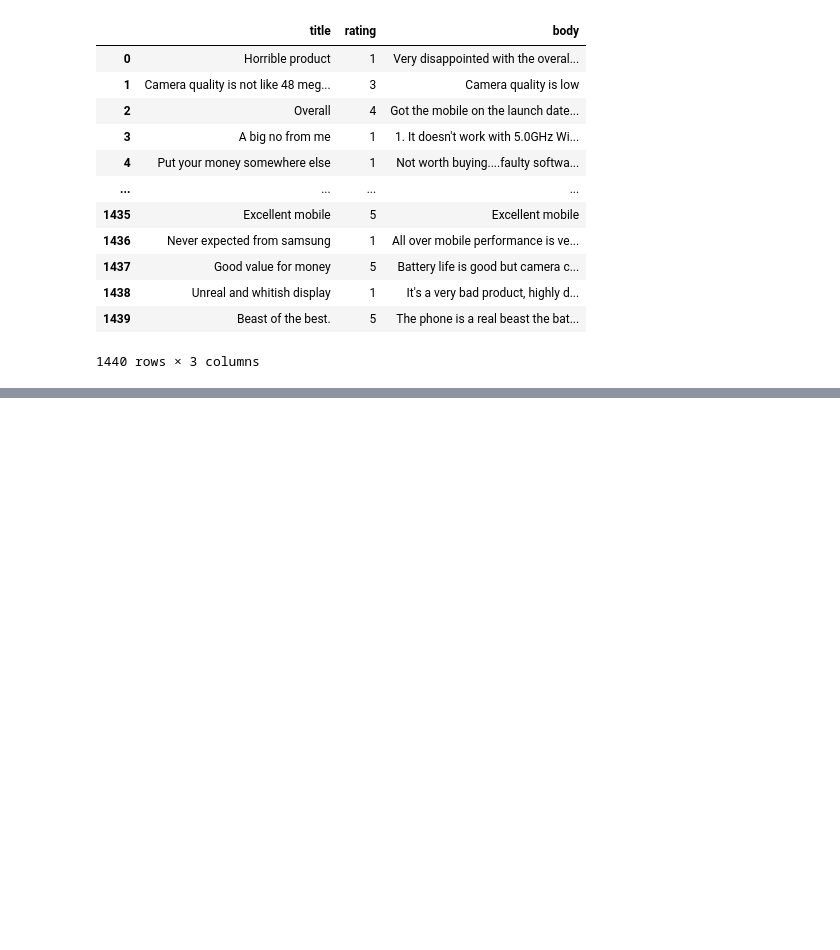
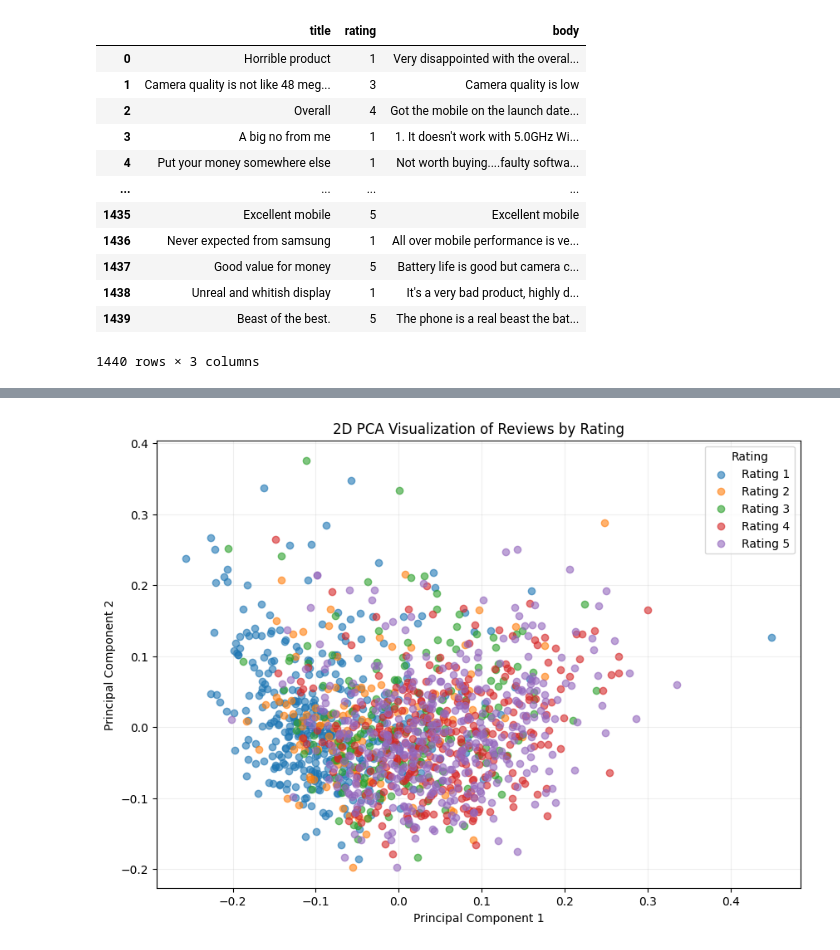
Before and after one commit to ka1817/Sentiment_Analysis, a Jupyter notebook: notebook/experiments.ipynb, the cells around one changed output, grey strips where cells are left out. Cells and saved outputs as stored; diff of their text form; code cells hidden in the pictures; blank space fills up the shorter version.

```diff
--- a/notebook/experiments.ipynb
+++ b/notebook/experiments.ipynb
@@ -211,0 +591,82 @@ Explained Variance: [0.01023658 0.00692367] Total: 0.01716025593268871
+# %%
+import matplotlib.pyplot as plt
+from sklearn.feature_extraction.text import TfidfVectorizer
+from sklearn.decomposition import PCA
+
+# -----------------------------
+# 1. Prepare data
+# -----------------------------
+
+texts = df['body'].fillna('').astype(str)
+ratings = df['rating']
+
+
+# -----------------------------
+# 2. Convert text to TF-IDF
+# -----------------------------
+
+vectorizer = TfidfVectorizer(
+    stop_words='english',
+    max_features=5000,
+    ngram_range=(1, 2),
+    min_df=2
+)
+
+X_tfidf = vectorizer.fit_transform(texts)
+
+
+# -----------------------------
+# 3. PCA → 2 dimensions
+# -----------------------------
+
+# PCA needs dense data
+X_dense = X_tfidf.toarray()
+
+pca = PCA(
+    n_components=2,
+    random_state=42
+)
+
+X_pca = pca.fit_transform(X_dense)
+
+
+# -----------------------------
+# 4. Plot
+# -----------------------------
+
+plt.figure(figsize=(10, 7))
+
+for rating in sorted(ratings.unique()):
+
+    mask = ratings.values == rating
+
+    plt.scatter(
+        X_pca[mask, 0],
+        X_pca[mask, 1],
+        label=f'Rating {rating}',
+        alpha=0.6
+    )
+
+plt.xlabel('Principal Component 1')
+plt.ylabel('Principal Component 2')
+plt.title('2D PCA Visualization of Reviews by Rating')
+
+plt.legend(title='Rating')
+plt.grid(alpha=0.2)
+
+plt.show()
+
+
+# -----------------------------
+# 5. Explained variance
+# -----------------------------
+
+print("Explained variance ratio:")
+print(pca.explained_variance_ratio_)
+
+print(
+    "\nTotal variance explained by 2 components:",
+    pca.explained_variance_ratio_.sum()
+)
+# %% [output]
+[figure, added]
```
Also changed, not shown: parts of 14 cells of this notebook, 1 other file.
